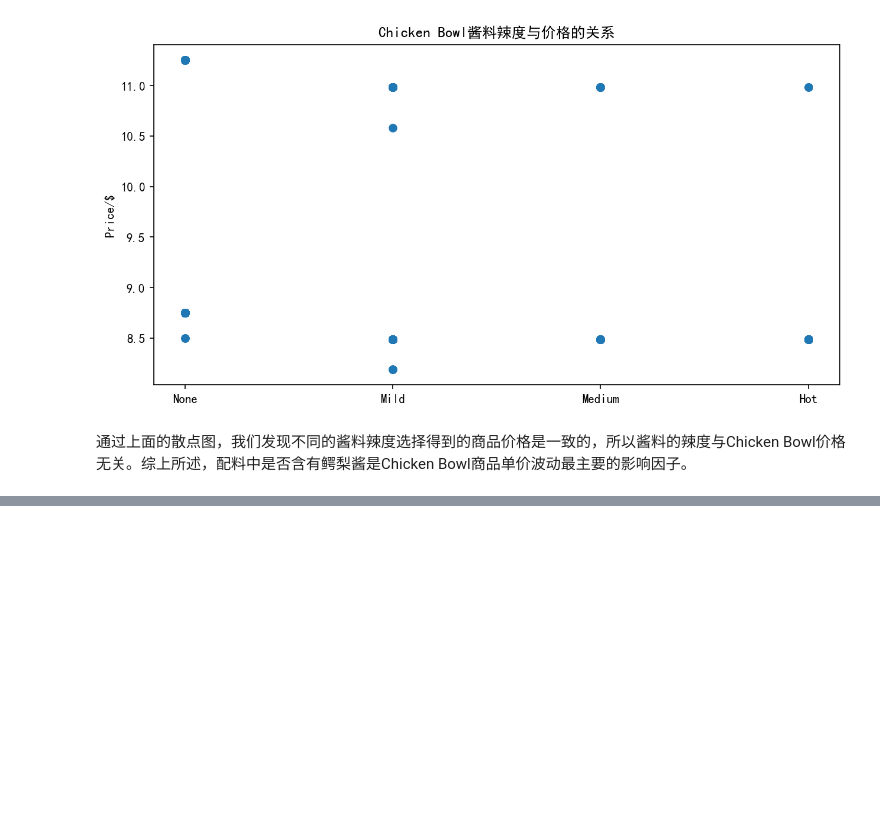
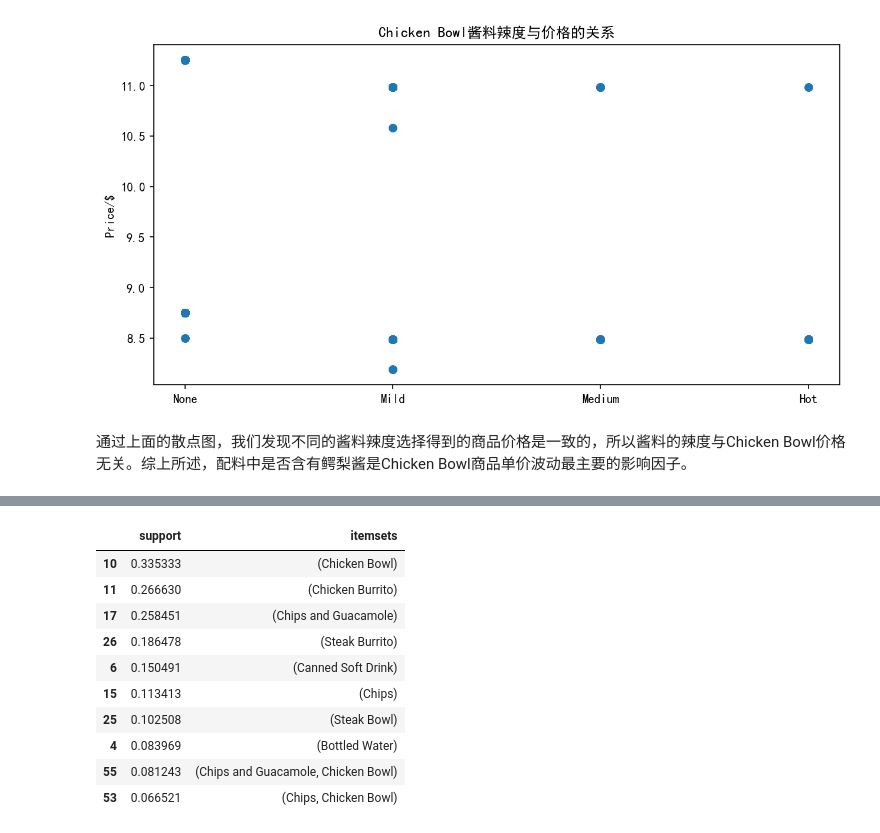
Before and after one commit to PentyYang/Data-Analysis, a Jupyter notebook: Projects/探索Chipotle快餐数据.ipynb, the cells around one changed output, grey strips where cells are left out. Drawn from its saved outputs; the diff is of its cells as text; code cells hidden in the pictures; blank space fills up the shorter version.

```diff
--- a/Projects/探索Chipotle快餐数据.ipynb
+++ b/Projects/探索Chipotle快餐数据.ipynb
@@ -450,0 +489,16 @@ plt.show()
+# %%
+#计算频繁项集
+frequent_itemsets = apriori(te_df, min_support=0.01, use_colnames=True)
+frequent_itemsets.sort_values(by='support', ascending=False).head(10)
+# %% [output]
+|  | support | itemsets |
+| 10 | 0.335333 | (Chicken Bowl) |
+| 11 | 0.266630 | (Chicken Burrito) |
+| 17 | 0.258451 | (Chips and Guacamole) |
+| 26 | 0.186478 | (Steak Burrito) |
+| 6 | 0.150491 | (Canned Soft Drink) |
+| 15 | 0.113413 | (Chips) |
+| 25 | 0.102508 | (Steak Bowl) |
+| 4 | 0.083969 | (Bottled Water) |
+| 55 | 0.081243 | (Chips and Guacamole, Chicken Bowl) |
+| 53 | 0.066521 | (Chips, Chicken Bowl) |
```
Also changed, not shown: parts of 7 cells of this notebook.
